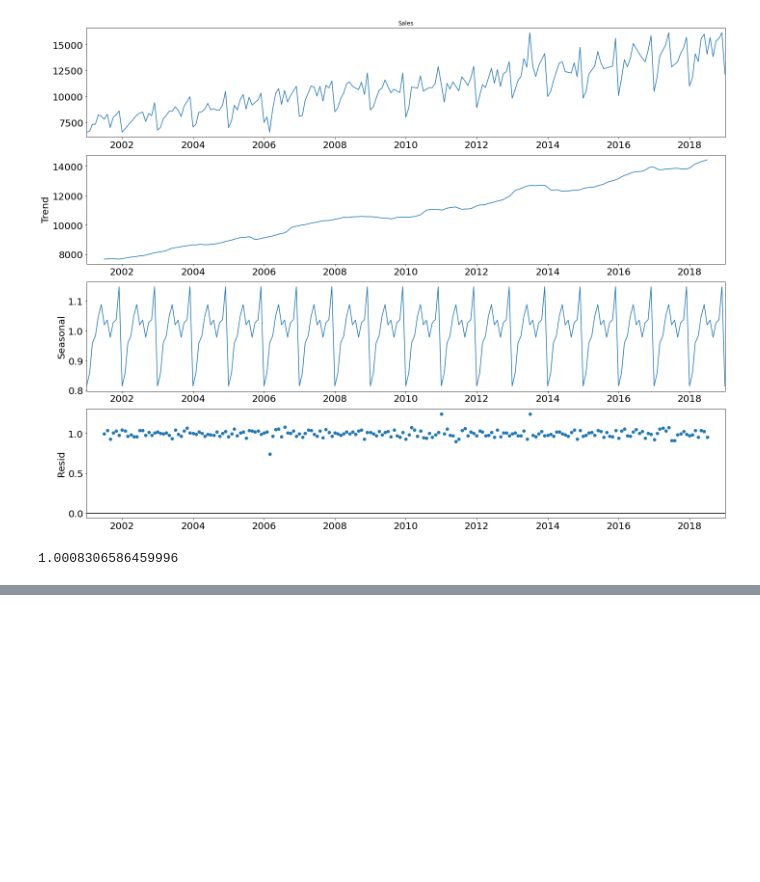
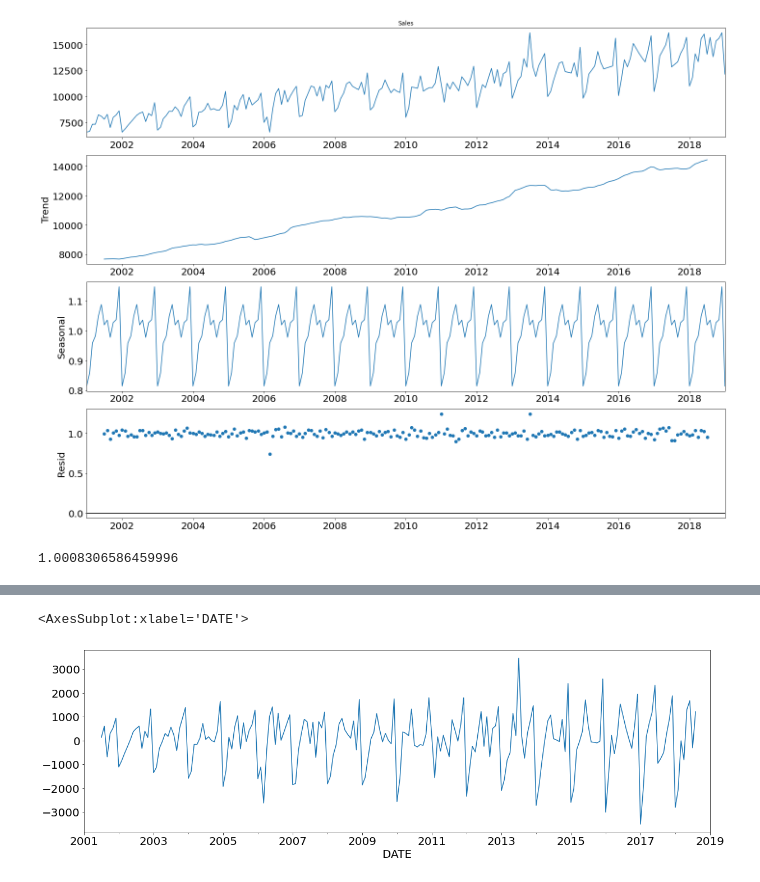
Before and after one commit to 28101991SUNNY/ML2_Unsupervised-Learning, a Jupyter notebook: 10_1_Time Series Analysis 1 .ipynb, the cells around one changed output, grey strips where cells are left out. Cells and saved outputs as stored; diff of their text form; code cells hidden in the pictures; blank space fills up the shorter version.

```diff
--- a/10_1_Time Series Analysis 1 .ipynb
+++ b/10_1_Time Series Analysis 1 .ipynb
@@ -480,0 +650,7 @@ plt.show()
+# %%
+trend = mobile_sales["Sales"].rolling(12, center=True).mean()
+detrended_ts =  (mobile_sales["Sales"] - trend)
+detrended_ts.plot()
+# %% [output]
+<AxesSubplot:xlabel='DATE'>
+[figure, added]
```
Also changed, not shown: parts of 107 cells of this notebook.
